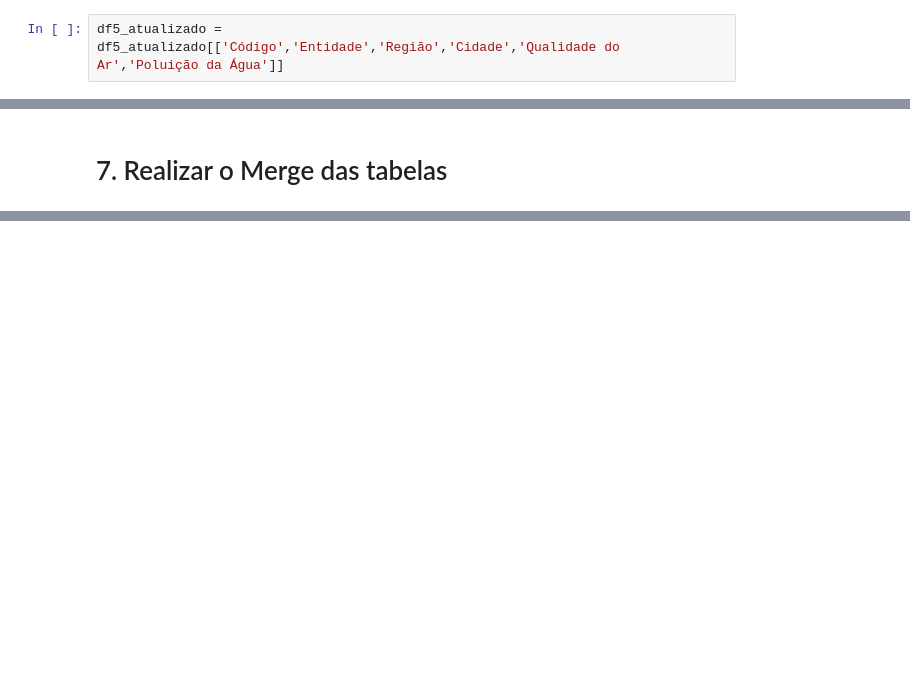
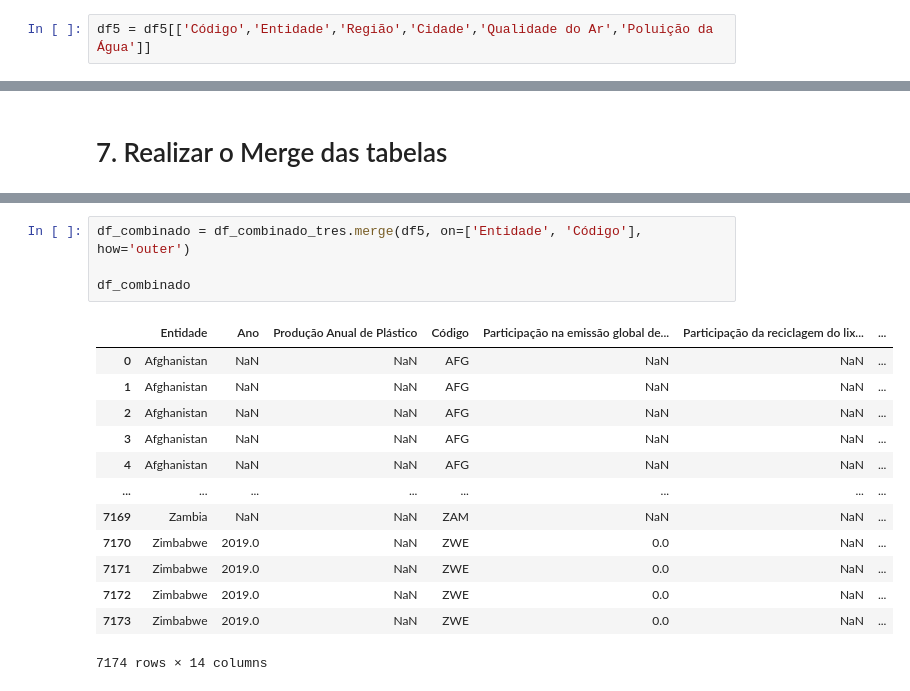
Before and after one commit to patinaomi/global-solutions, a Jupyter notebook: AI & Chatbot/producao_plastico.ipynb, the cells around one changed output, grey strips where cells are left out. Drawn from its saved outputs; the diff is of its cells as text; blank space fills up the shorter version.

```diff
--- a/AI & Chatbot/producao_plastico.ipynb
+++ b/AI & Chatbot/producao_plastico.ipynb
@@ -881,4 +957,4 @@ df5_atualizado
 | 3962 | Zamora city | Castile and Leon | Spain | 100.000000 | 50.000000 | ESP |
 3963 rows × 6 columns
 # %%
-df5_atualizado = df5_atualizado[['Código','Entidade','Região','Cidade','Qualidade do Ar','Poluição da Água']]
+df5 = df5[['Código','Entidade','Região','Cidade','Qualidade do Ar','Poluição da Água']]
@@ -1067,0 +1146,18 @@ df_combinado_quatro
+# %%
+df_combinado = df_combinado_tres.merge(df5, on=['Entidade', 'Código'], how='outer')
+
+df_combinado
+# %% [output]
+|  | Entidade | Ano | Produção Anual de Plástico | Código | Participação na emissão global de... | Participação da reciclagem do lix... | ... |
+| 0 | Afghanistan | NaN | NaN | AFG | NaN | NaN | ... |
+| 1 | Afghanistan | NaN | NaN | AFG | NaN | NaN | ... |
+| 2 | Afghanistan | NaN | NaN | AFG | NaN | NaN | ... |
+| 3 | Afghanistan | NaN | NaN | AFG | NaN | NaN | ... |
+| 4 | Afghanistan | NaN | NaN | AFG | NaN | NaN | ... |
+| ... | ... | ... | ... | ... | ... | ... | ... |
+| 7169 | Zambia | NaN | NaN | ZAM | NaN | NaN | ... |
+| 7170 | Zimbabwe | 2019.0 | NaN | ZWE | 0.0 | NaN | ... |
+| 7171 | Zimbabwe | 2019.0 | NaN | ZWE | 0.0 | NaN | ... |
+| 7172 | Zimbabwe | 2019.0 | NaN | ZWE | 0.0 | NaN | ... |
+| 7173 | Zimbabwe | 2019.0 | NaN | ZWE | 0.0 | NaN | ... |
+7174 rows × 14 columns
```
Also changed, not shown: parts of 68 cells of this notebook.
